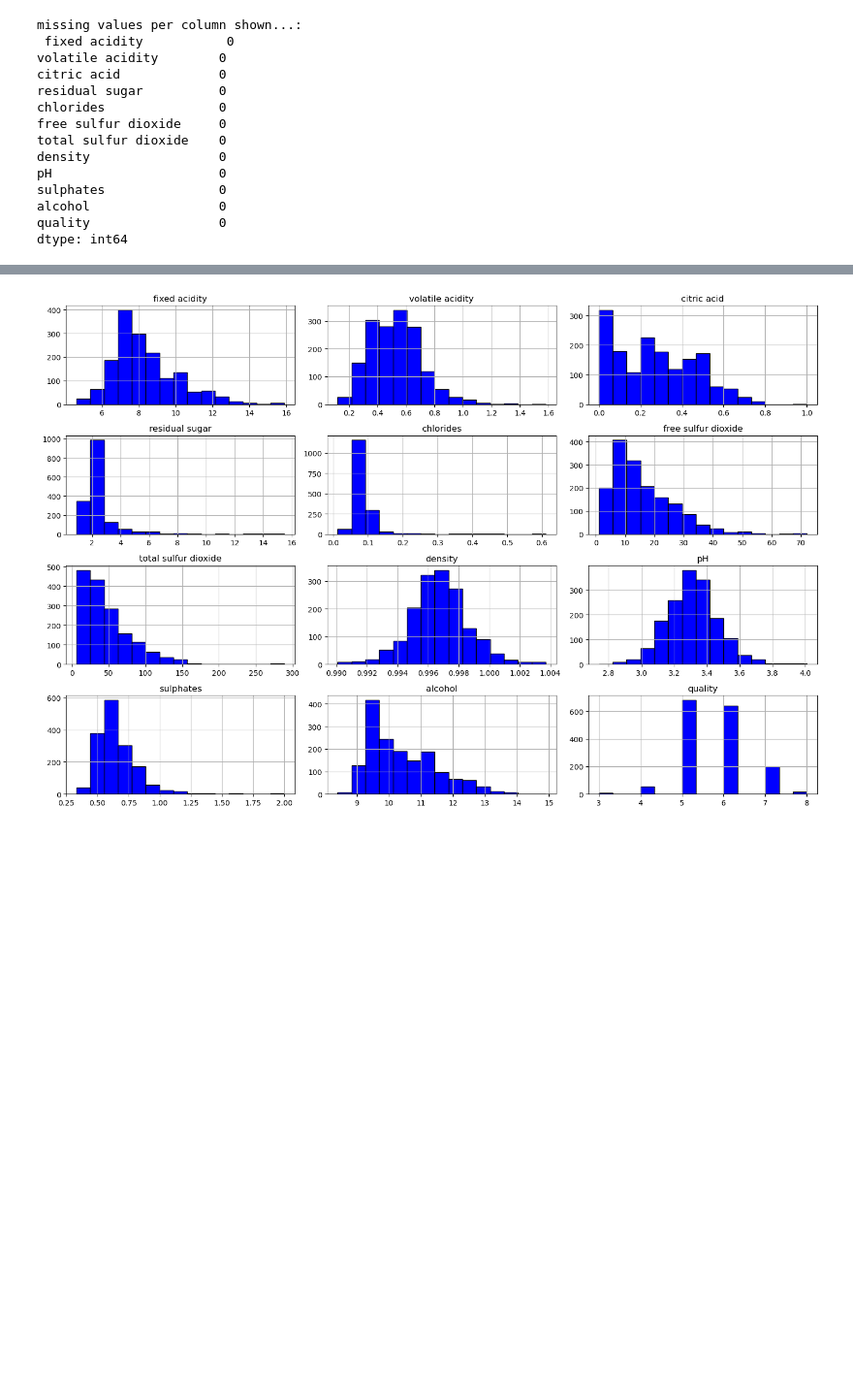
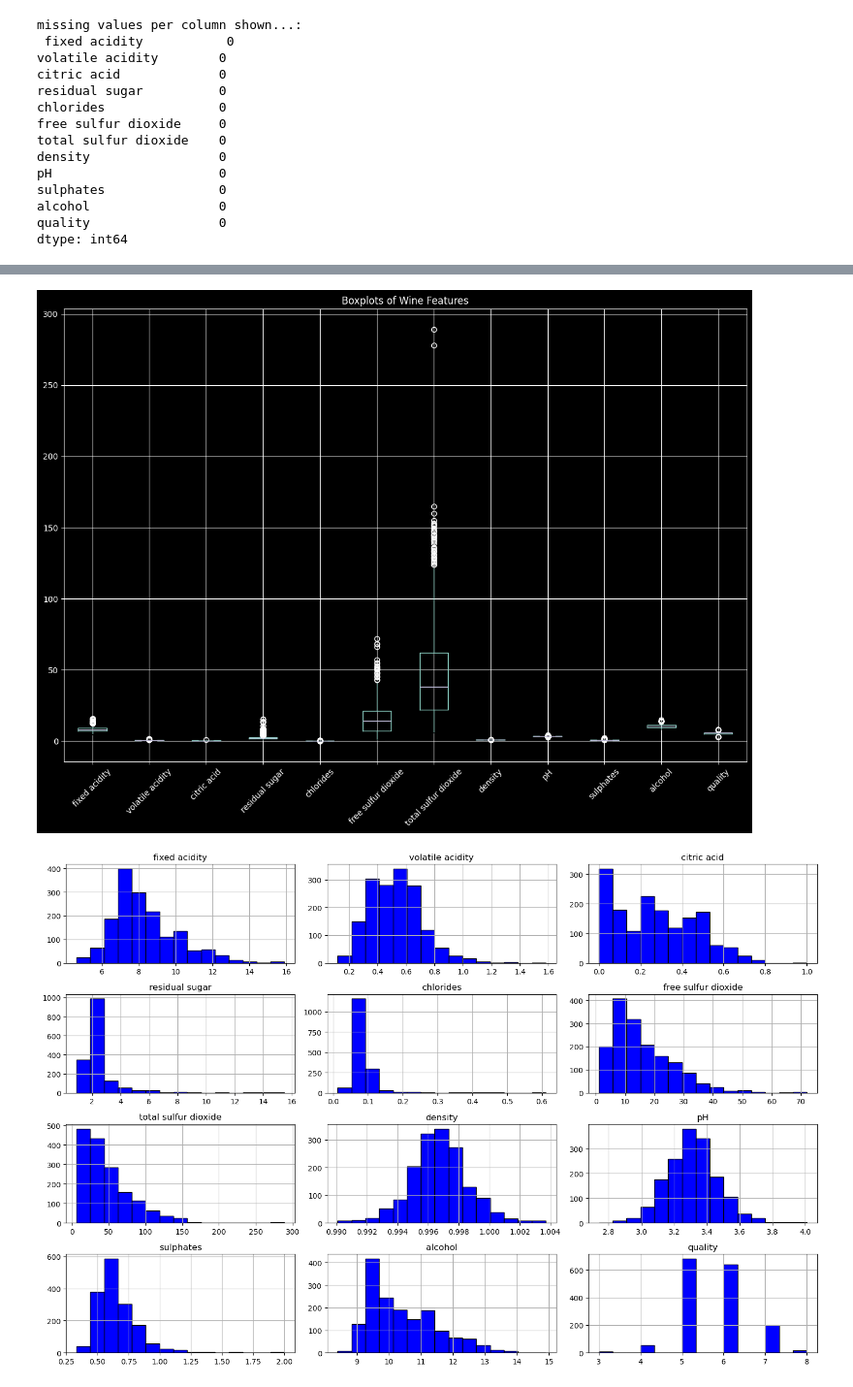
Before and after one commit to luanhoangle05/DATA221_PROJECT_RED_WINE_QUALITY_NEW, a Jupyter notebook: notebooks/01_eda.ipynb, the cells around one changed output, grey strips where cells are left out. Shown at 97% size. Saved outputs shown, nothing was run; the diff lists cells and outputs as text; code cells hidden in the pictures; blank space fills up the shorter version.

```diff
--- a/notebooks/01_eda.ipynb
+++ b/notebooks/01_eda.ipynb
@@ -53,3 +77,11 @@ dtype: int64
+# %%
+# check outliers using boxplot
+plt.figure(figsize=(15,10))
+data_of_red_wine.boxplot(rot=45)
+plt.title('Boxplots of Wine Features')
+plt.show()
+# %% [output]
+[figure, added]
 # %%
 '''
 featuring all distributions
```
Also changed, not shown: parts of 3 cells of this notebook, 1 other file.
